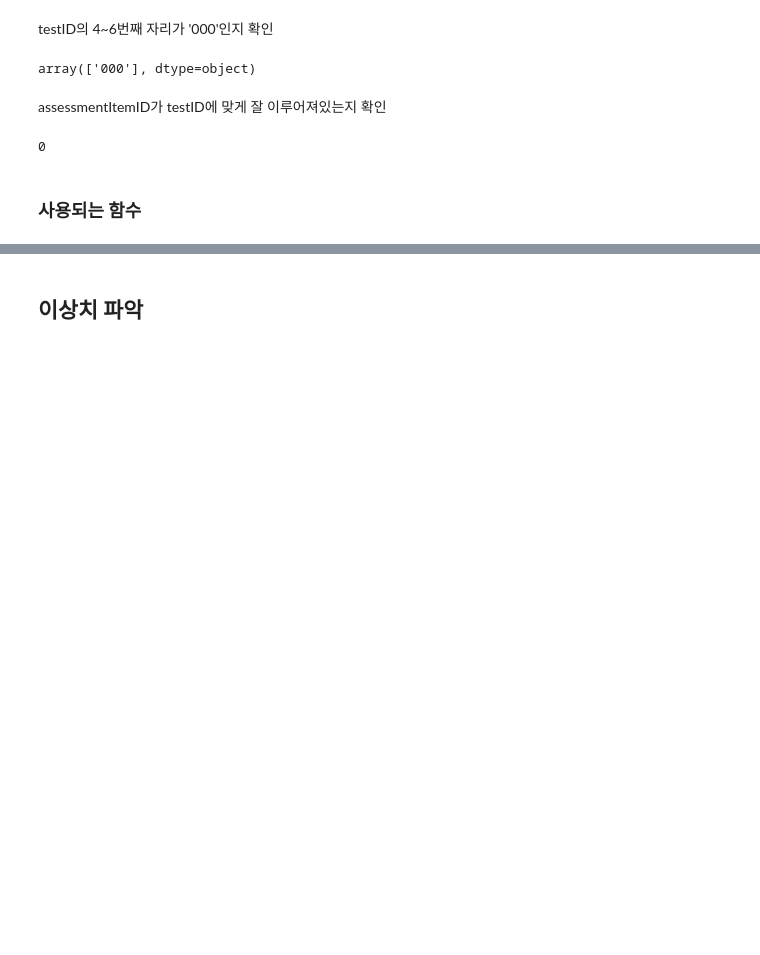
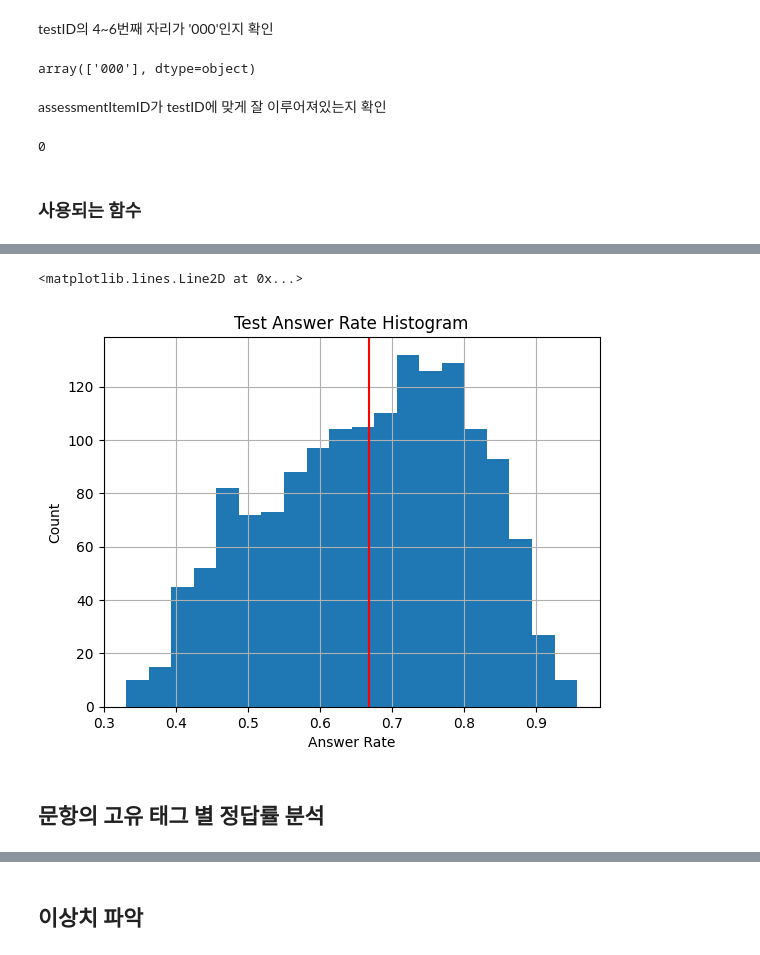
Before and after one commit to boostcampaitech5/level2_dkt-recsys-09, a Jupyter notebook: eda/eda_integration.ipynb, the cells around one changed output, grey strips where cells are left out. Saved outputs shown, nothing was run; the diff lists cells and outputs as text; code cells hidden in the pictures; blank space fills up the shorter version.

```diff
--- a/eda/eda_integration.ipynb
+++ b/eda/eda_integration.ipynb
@@ -152,0 +226,7 @@ def percentile(s):
+# %%
+test_groupby = df.groupby('testId').agg({
+    'userID': 'count',
+    # 'assessmentItemID': 'count',
+    'answerCode': percentile
+})
+test_groupby.describe()
@@ -152,0 +243,13 @@ def percentile(s):
+# %%
+fig, ax = plt.subplots()
+test_groupby['answerCode'].hist(bins=20)
+ax.set_title('Test Answer Rate Histogram')
+ax.set_xlabel('Answer Rate')
+ax.set_ylabel('Count')
+ax.axvline(test_groupby['answerCode'].mean(), color='red')
+# ax.grid(b=True)
+# %% [output]
+<matplotlib.lines.Line2D at 0x...>
+[figure, added]
+# %% [markdown]
+## 문항의 고유 태그 별 정답률 분석
```
Also changed, not shown: parts of 58 cells of this notebook.
